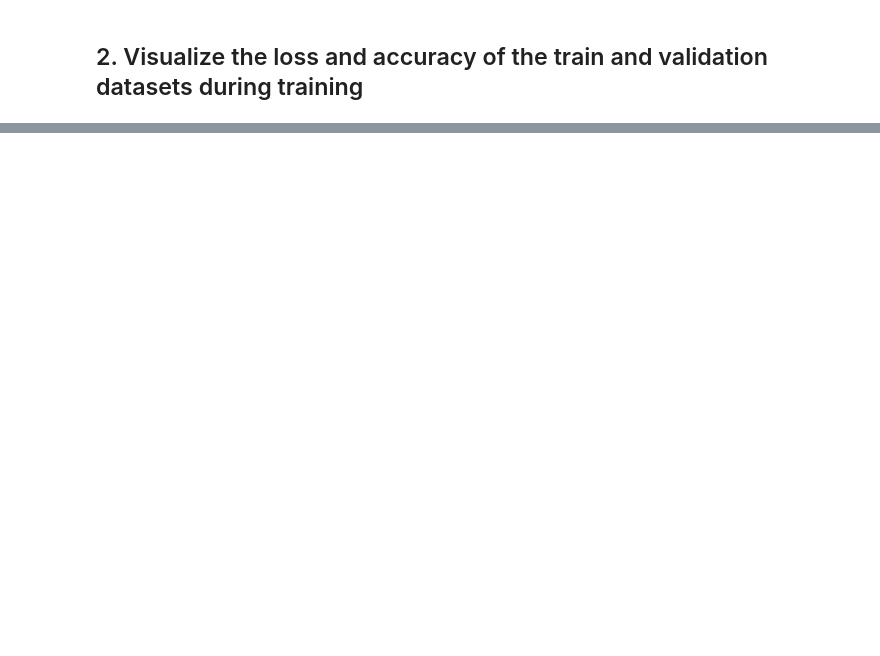
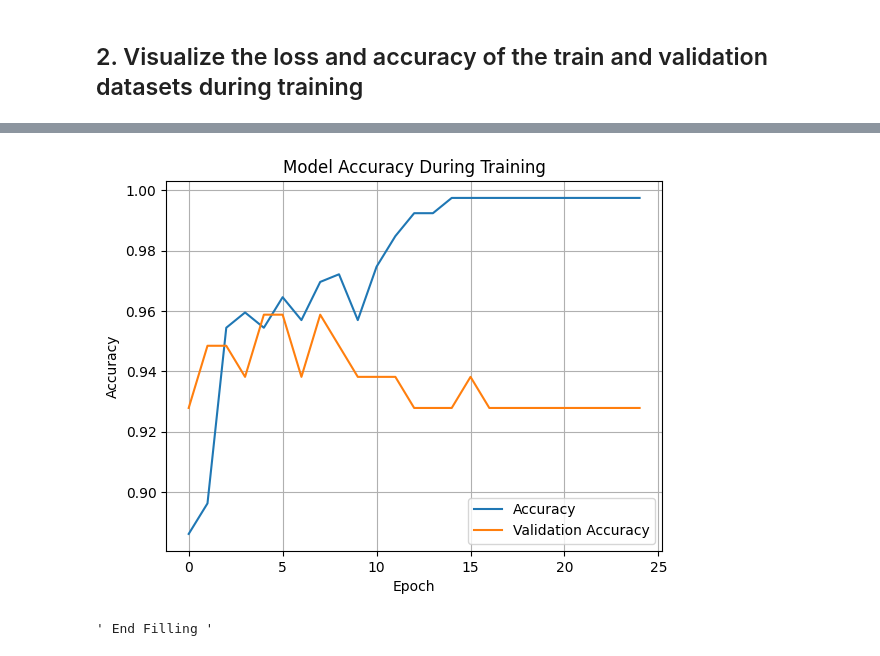
Before and after one commit to MidrarAdham/EPRI_PMU, a Jupyter notebook: hw4/Homework4_Question.ipynb, the cells around one changed output, grey strips where cells are left out. Saved outputs shown, nothing was run; the diff lists cells and outputs as text; code cells hidden in the pictures; blank space fills up the shorter version.

```diff
--- a/hw4/Homework4_Question.ipynb
+++ b/hw4/Homework4_Question.ipynb
@@ -298,20 +414,34 @@ def build_model():
 # %%
 ##-----------------------------------------------------------------------##
 ##---------------------Students start filling below----------------------##
 ##-----------------------------------------------------------------------##
 
 """
     Plot the accuracy on the training and validation datasets during the training.
     The information of the accuracy during the training is stored in "history" (return from model.fit()).
     Useful resource: https://machinelearningmastery.com/display-deep-learning-model-training-history-in-keras/
 """
 
 
 """ Filling code below """
 
+acc = history_2.history['categorical_accuracy']
+val_acc = history_2.history['val_categorical_accuracy']
+plt.plot(acc, label='Accuracy')
+plt.plot(val_acc, label='Validation Accuracy')
+plt.title('Model Accuracy During Training')
+plt.ylabel('Accuracy')
+plt.xlabel('Epoch')
+plt.legend(loc='lower right')
+plt.grid()
+plt.show()
+plt.close()
 
 """ End Filling """
 
 ##-----------------------------------------------------------------------##
 ##------------------------------End filling------------------------------##
 ##-----------------------------------------------------------------------##
+# %% [output]
+[figure, added]
+' End Filling '
```
Also changed, not shown: parts of 8 cells of this notebook.
